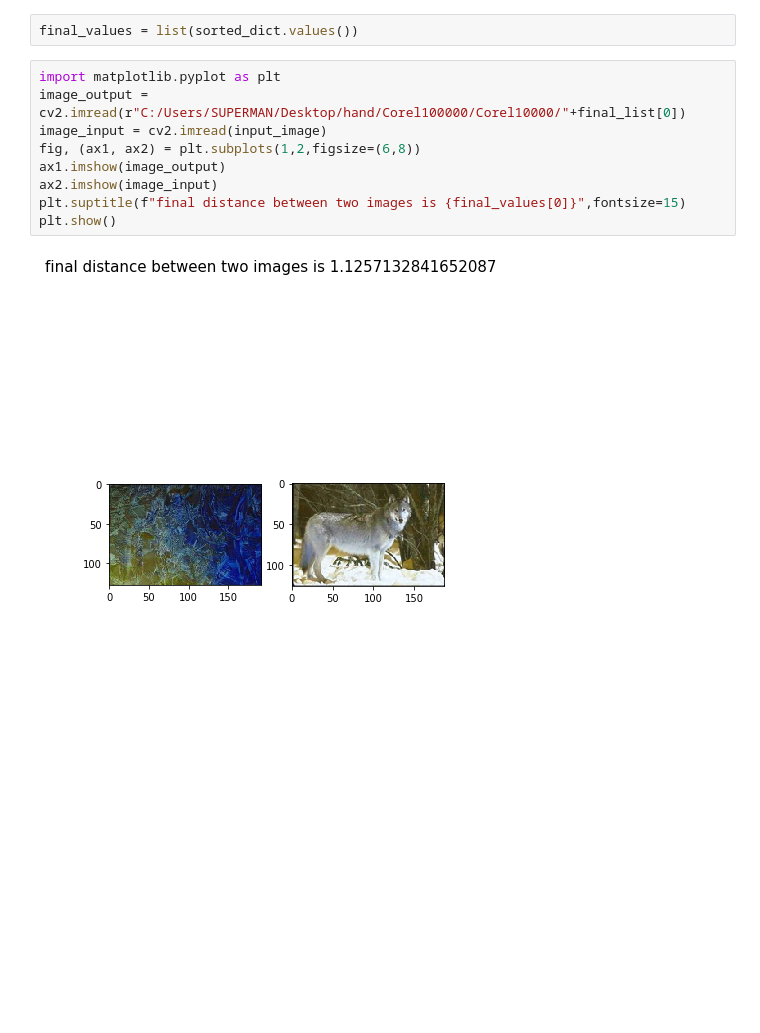
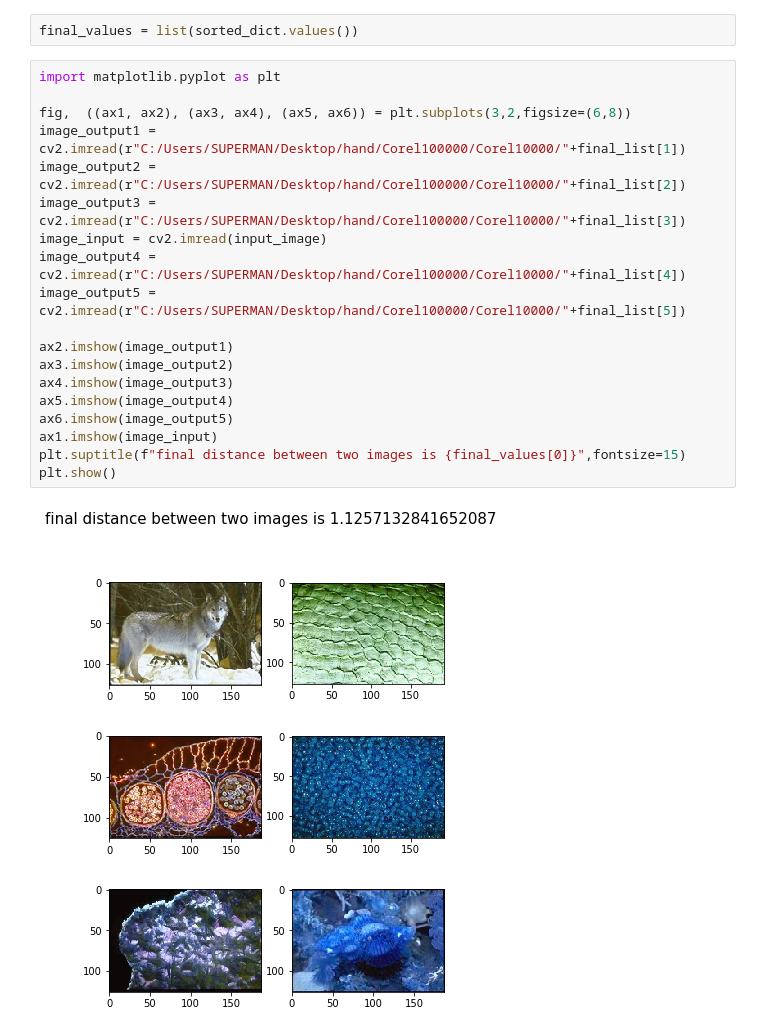
Before and after one commit to saichandrareddy1/Corel10000_project, a Jupyter notebook: corel_surf.ipynb, the cells around one changed output. Saved outputs shown, nothing was run; the diff lists cells and outputs as text; blank space fills up the shorter version.

```diff
--- a/corel_surf.ipynb
+++ b/corel_surf.ipynb
@@ -77,14 +77,24 @@ sorted_dict = {k: v for k, v in sorted(final_dict_.items(), key=lambda item: ite
 final_list = list(sorted_dict.keys())
 # %%
 final_values = list(sorted_dict.values())
-# %%
-import matplotlib.pyplot as plt
-image_output = cv2.imread(r"C:/Users/SUPERMAN/Desktop/hand/Corel100000/Corel10000/"+final_list[0])
-image_input = cv2.imread(input_image)
-fig, (ax1, ax2) = plt.subplots(1,2,figsize=(6,8))
-ax1.imshow(image_output)
-ax2.imshow(image_input)
-plt.suptitle(f"final distance between two images is {final_values[0]}",fontsize=15)
-plt.show()
-# %% [output]
-[figure, removed]
+# %%
+import matplotlib.pyplot as plt
+
+fig,  ((ax1, ax2), (ax3, ax4), (ax5, ax6)) = plt.subplots(3,2,figsize=(6,8))
+image_output1 = cv2.imread(r"C:/Users/SUPERMAN/Desktop/hand/Corel100000/Corel10000/"+final_list[1])
+image_output2 = cv2.imread(r"C:/Users/SUPERMAN/Desktop/hand/Corel100000/Corel10000/"+final_list[2])
+image_output3 = cv2.imread(r"C:/Users/SUPERMAN/Desktop/hand/Corel100000/Corel10000/"+final_list[3])
+image_input = cv2.imread(input_image)
+image_output4 = cv2.imread(r"C:/Users/SUPERMAN/Desktop/hand/Corel100000/Corel10000/"+final_list[4])
+image_output5 = cv2.imread(r"C:/Users/SUPERMAN/Desktop/hand/Corel100000/Corel10000/"+final_list[5])
+
+ax2.imshow(image_output1)
+ax3.imshow(image_output2)
+ax4.imshow(image_output3)
+ax5.imshow(image_output4)
+ax6.imshow(image_output5)
+ax1.imshow(image_input)
+plt.suptitle(f"final distance between two images is {final_values[0]}",fontsize=15)
+plt.show()
+# %% [output]
+[figure, added]
```
